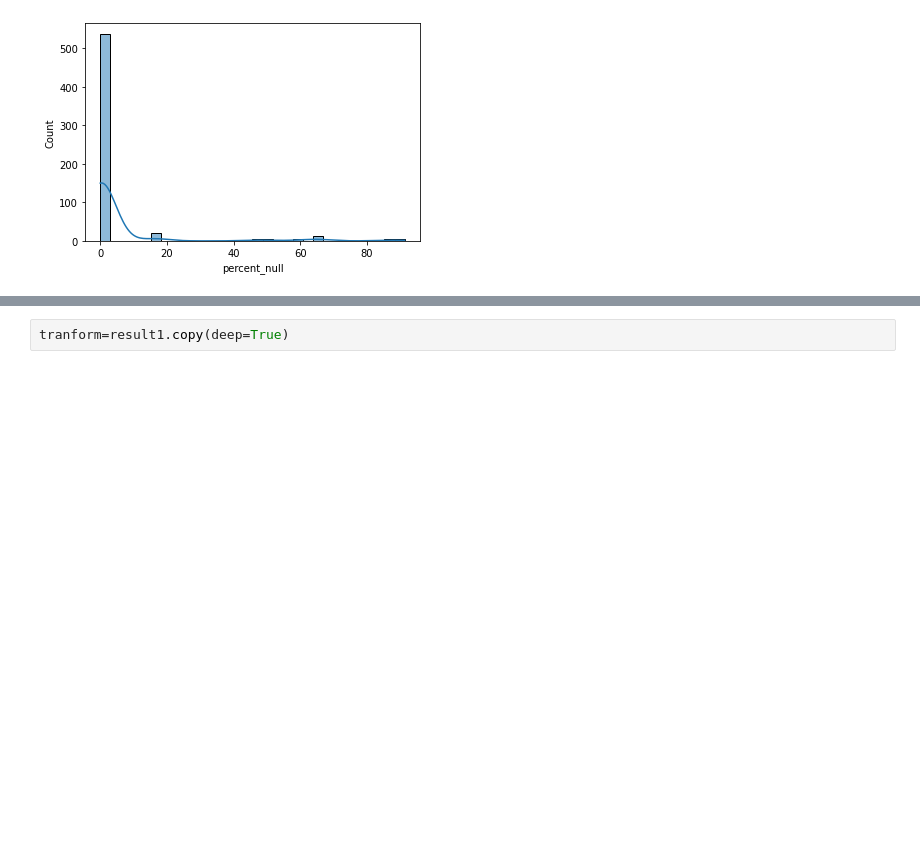
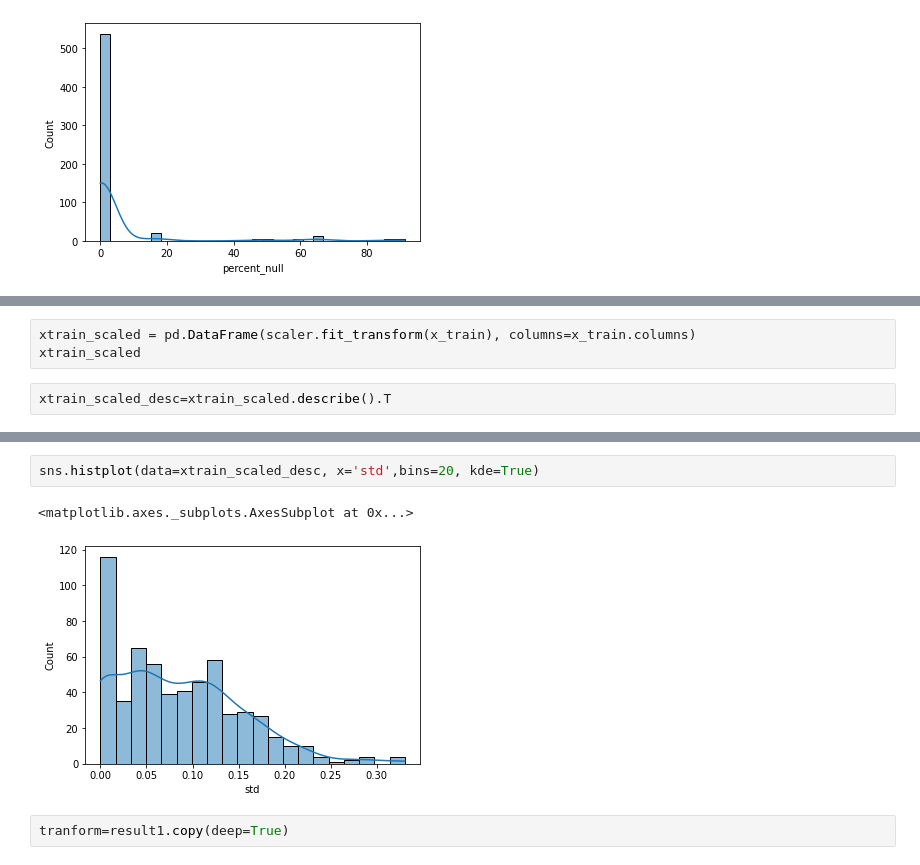
Before and after one commit to hinatanvir/Fault-Detection-SECOM, a Jupyter notebook: EDA.ipynb, the cells around one changed output, grey strips where cells are left out. Saved outputs shown, nothing was run; the diff lists cells and outputs as text; blank space fills up the shorter version.

```diff
--- a/EDA.ipynb
+++ b/EDA.ipynb
@@ -225,0 +240,5 @@ sns.histplot(data=xtrain_eda1, x='percent_null',bins=30, kde=True)
+# %%
+xtrain_scaled = pd.DataFrame(scaler.fit_transform(x_train), columns=x_train.columns)
+xtrain_scaled
+# %%
+xtrain_scaled_desc=xtrain_scaled.describe().T
@@ -226,3 +260,8 @@ sns.histplot(data=xtrain_eda1, x='percent_null',bins=30, kde=True)
+# %%
+sns.histplot(data=xtrain_scaled_desc, x='std',bins=20, kde=True)
+# %% [output]
+<matplotlib.axes._subplots.AxesSubplot at 0x...>
+[figure, added]
 # %%
 tranform=result1.copy(deep=True)
 # %%
```
Also changed, not shown: parts of 15 cells of this notebook.
